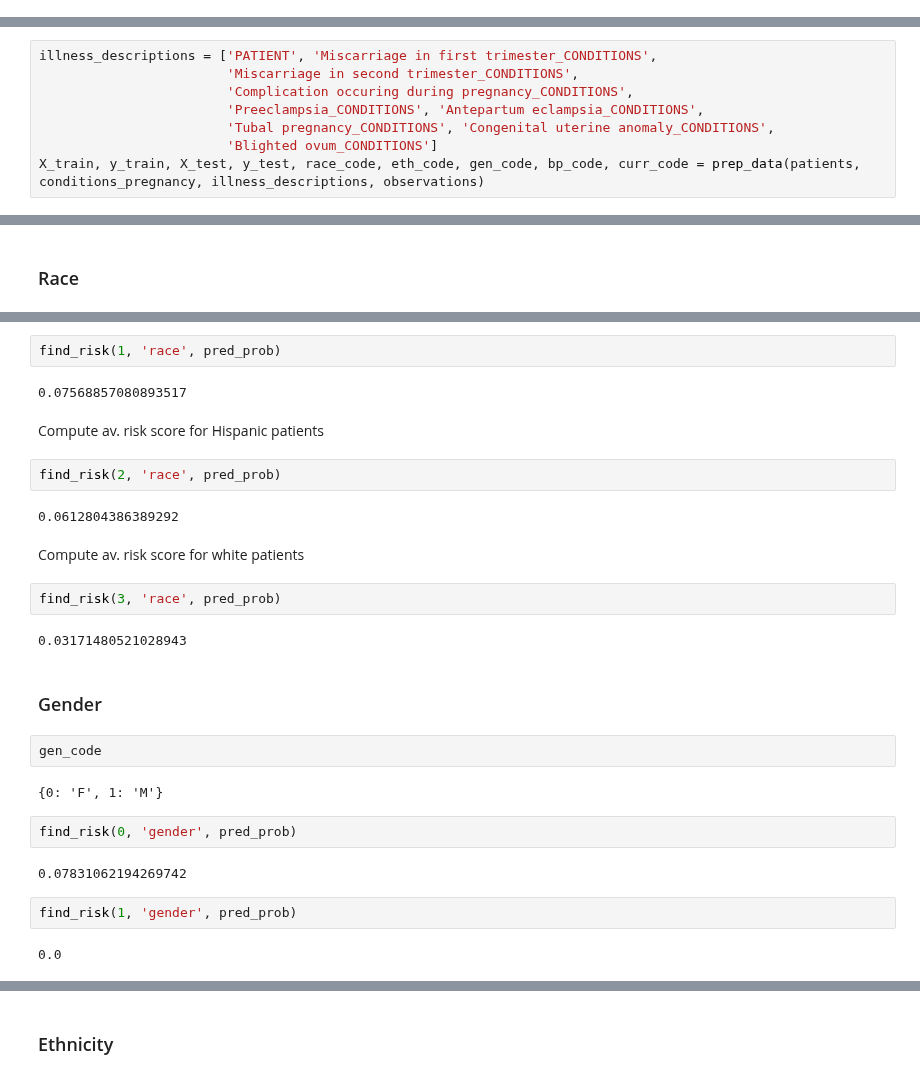
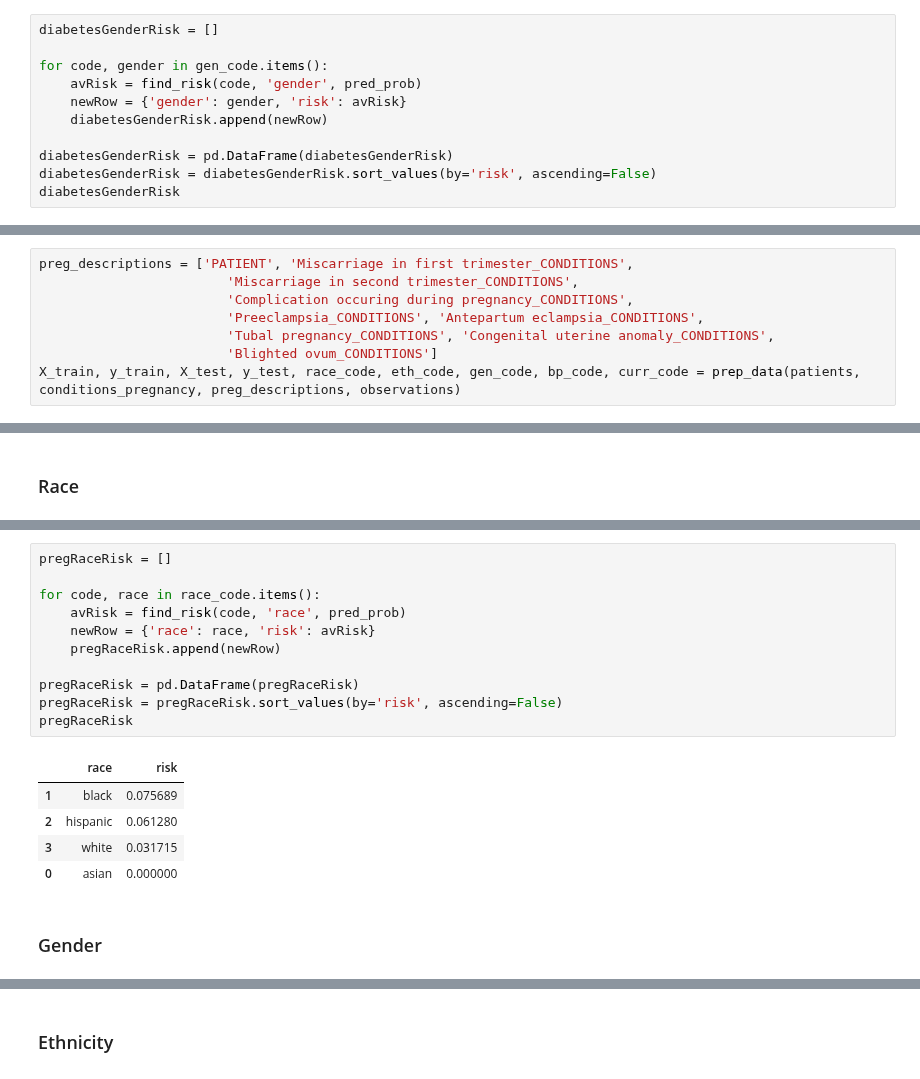
Before and after one commit to esseiple/MedicalBiasJLS, a Jupyter notebook: ModelDoc.ipynb, the cells around one changed output, grey strips where cells are left out. Cells and saved outputs as stored; diff of their text form.

```diff
--- a/ModelDoc.ipynb
+++ b/ModelDoc.ipynb
@@ -208,0 +191,11 @@ ethnicity
+# %%
+diabetesGenderRisk = []
+
+for code, gender in gen_code.items():
+    avRisk = find_risk(code, 'gender', pred_prob)
+    newRow = {'gender': gender, 'risk': avRisk}
+    diabetesGenderRisk.append(newRow)
+
+diabetesGenderRisk = pd.DataFrame(diabetesGenderRisk)
+diabetesGenderRisk = diabetesGenderRisk.sort_values(by='risk', ascending=False)
+diabetesGenderRisk
@@ -394,11 +360,11 @@ People from rich towns have lower rates of diabetes
 # %%
-illness_descriptions = ['PATIENT', 'Miscarriage in first trimester_CONDITIONS',
+preg_descriptions = ['PATIENT', 'Miscarriage in first trimester_CONDITIONS',
                         'Miscarriage in second trimester_CONDITIONS',
                         'Complication occuring during pregnancy_CONDITIONS',
                         'Preeclampsia_CONDITIONS', 'Antepartum eclampsia_CONDITIONS',
                         'Tubal pregnancy_CONDITIONS', 'Congenital uterine anomaly_CONDITIONS',
                         'Blighted ovum_CONDITIONS']
-X_train, y_train, X_test, y_test, race_code, eth_code, gen_code, bp_code, curr_code = prep_data(patients, conditions_pregnancy, illness_descriptions, observations)
+X_train, y_train, X_test, y_test, race_code, eth_code, gen_code, bp_code, curr_code = prep_data(patients, conditions_pregnancy, preg_descriptions, observations)
 # %%
 train_model(X_train, y_train)
 # %% [output]
@@ -434,30 +388,19 @@ Compute av. risk score for Black patients
-# %%
-find_risk(1, 'race', pred_prob)
-# %% [output]
-0.07568857080893517
-# %% [markdown]
-Compute av. risk score for Hispanic patients
-# %%
-find_risk(2, 'race', pred_prob)
-# %% [output]
-0.0612804386389292
-# %% [markdown]
-Compute av. risk score for white patients
-# %%
-find_risk(3, 'race', pred_prob)
-# %% [output]
-0.03171480521028943
+# %%
+pregRaceRisk = []
+
+for code, race in race_code.items():
+    avRisk = find_risk(code, 'race', pred_prob)
+    newRow = {'race': race, 'risk': avRisk}
+    pregRaceRisk.append(newRow)
+
+pregRaceRisk = pd.DataFrame(pregRaceRisk)
+pregRaceRisk = pregRaceRisk.sort_values(by='risk', ascending=False)
+pregRaceRisk
+# %% [output]
+|  | race | risk |
+| 1 | black | 0.075689 |
+| 2 | hispanic | 0.061280 |
+| 3 | white | 0.031715 |
+| 0 | asian | 0.000000 |
 # %% [markdown]
 ### Gender
-# %%
-gen_code
-# %% [output]
-{0: 'F', 1: 'M'}
-# %%
-find_risk(0, 'gender', pred_prob)
-# %% [output]
-0.07831062194269742
-# %%
-find_risk(1, 'gender', pred_prob)
-# %% [output]
-0.0
```
Also changed, not shown: parts of 71 cells of this notebook.
